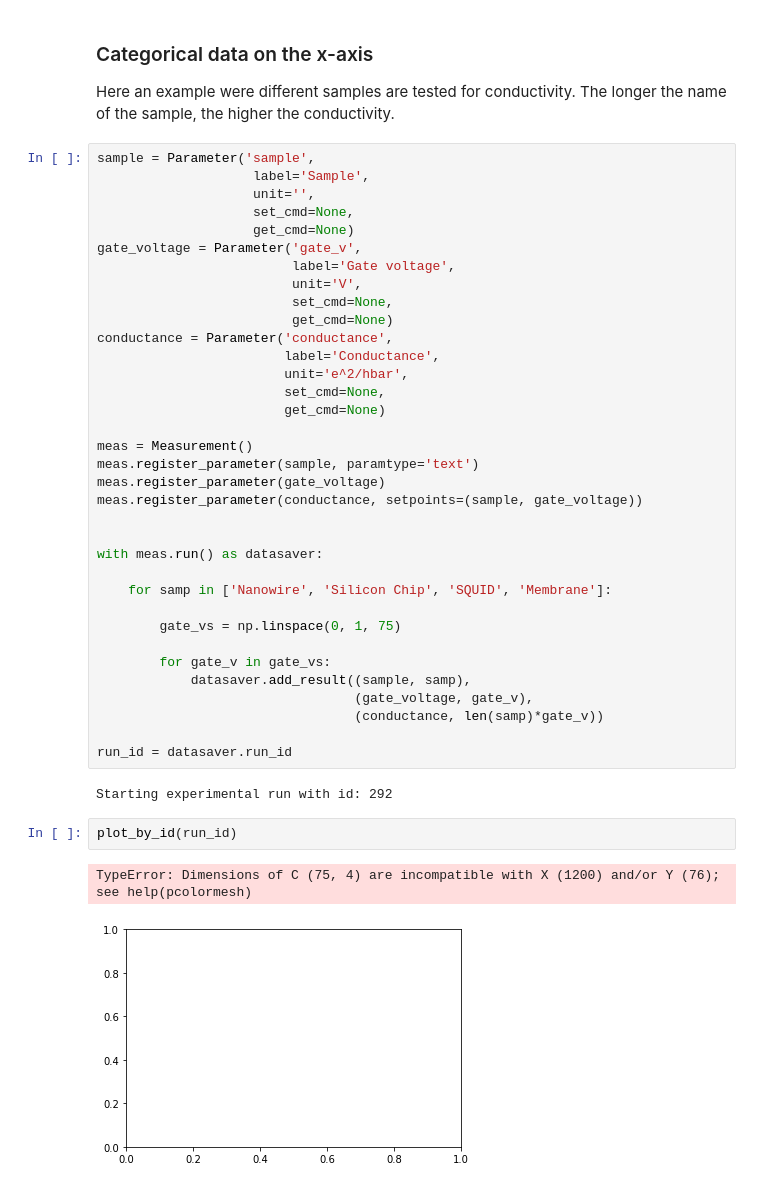
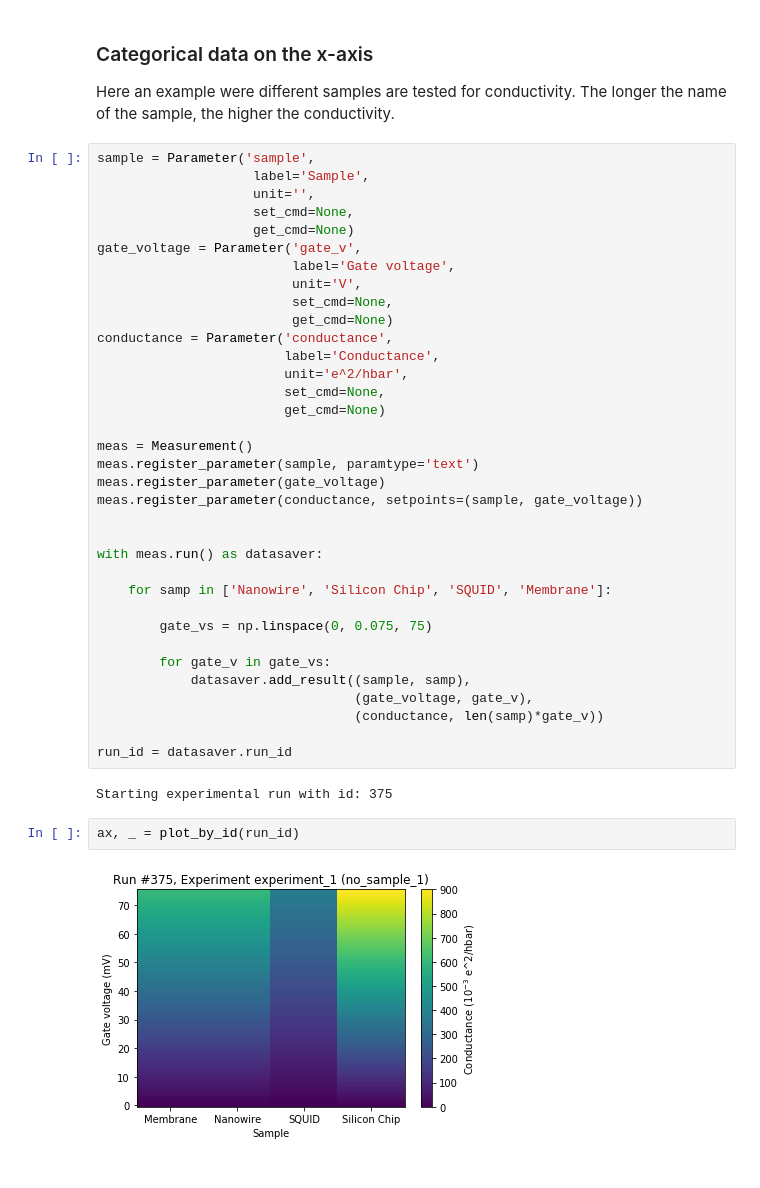
Before and after one commit to aa8919aa3/Qcodes, a Jupyter notebook: docs/examples/DataSet/Offline plotting with categorical data.ipynb, the cells around one changed output. Drawn from its saved outputs; the diff is of its cells as text.

```diff
--- a/docs/examples/DataSet/Offline plotting with categorical data.ipynb
+++ b/docs/examples/DataSet/Offline plotting with categorical data.ipynb
@@ -192,7 +192,7 @@ with meas.run() as datasaver:
 
     for samp in ['Nanowire', 'Silicon Chip', 'SQUID', 'Membrane']:
 
-        gate_vs = np.linspace(0, 1, 75)
+        gate_vs = np.linspace(0, 0.075, 75)
 
         for gate_v in gate_vs:
             datasaver.add_result((sample, samp),
@@ -201,9 +201,8 @@ with meas.run() as datasaver:
 
 run_id = datasaver.run_id
 # %% [output]
-Starting experimental run with id: 292
+Starting experimental run with id: 375
-# %%
-plot_by_id(run_id)
-# %% [output]
-TypeError: Dimensions of C (75, 4) are incompatible with X (1200) and/or Y (76); see help(pcolormesh)
-[figure, removed]
+# %%
+ax, _ = plot_by_id(run_id)
+# %% [output]
+[figure, added]
```
Also changed, not shown: parts of 14 cells of this notebook, 2 other files.
